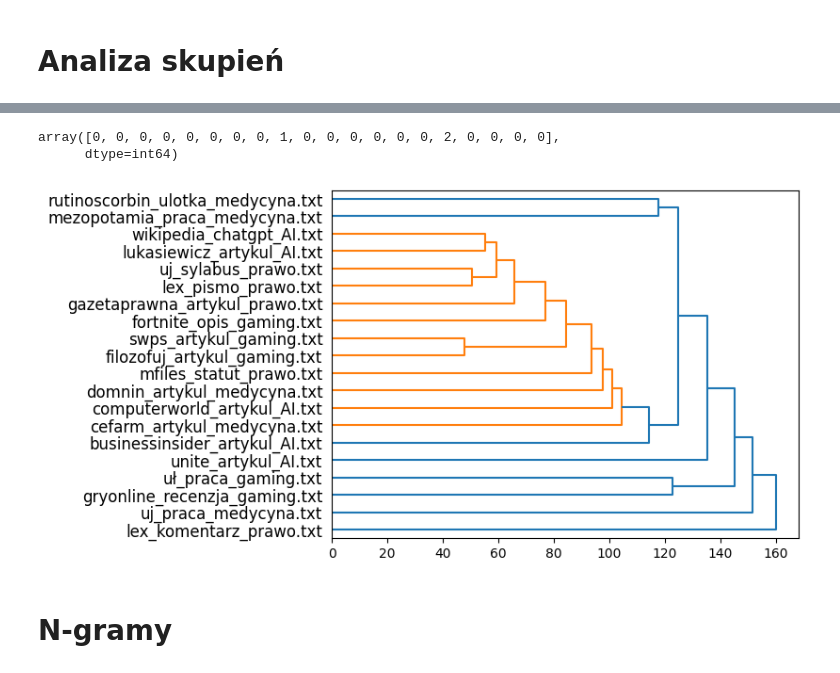
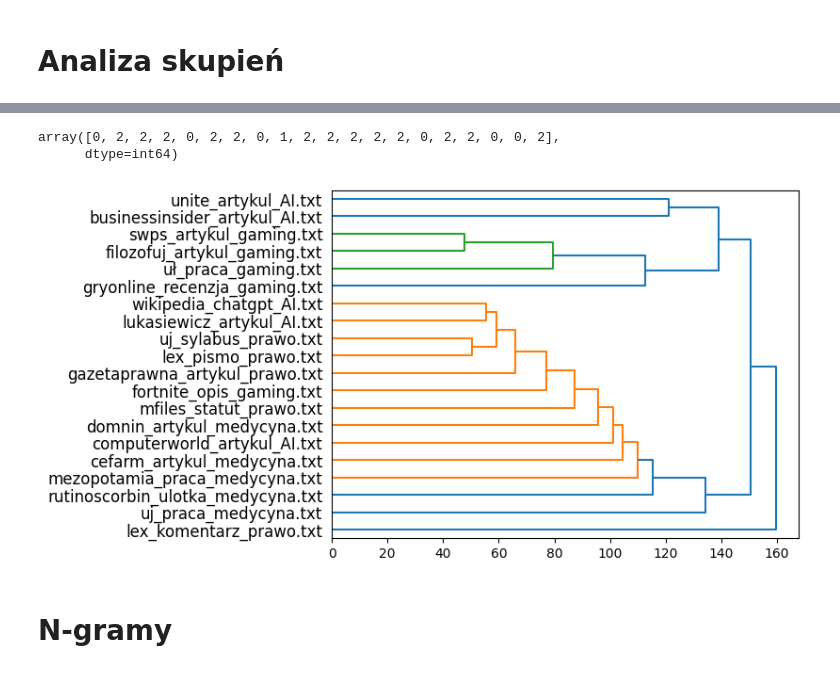
Before and after one commit to ErnestKodyra/PJN2025, a Jupyter notebook: textmining.ipynb, the cells around one changed output, grey strips where cells are left out. Saved outputs shown, nothing was run; the diff lists cells and outputs as text; code cells hidden in the pictures.

```diff
--- a/textmining.ipynb
+++ b/textmining.ipynb
@@ -416,24 +417,24 @@ array([[  0.        , 114.30223095, 104.30244484, 111.52129841,
 # %%
-clusering = AgglomerativeClustering(
+clustering = AgglomerativeClustering(
     n_clusters=3,
     metric="precomputed",
     linkage="complete",
     compute_distances=True
 ).fit(ed)
-clusering.labels_
+clustering.labels_
 # %% [output]
-array([0, 0, 0, 0, 0, 0, 0, 0, 1, 0, 0, 0, 0, 0, 0, 2, 0, 0, 0, 0],
+array([0, 2, 2, 2, 0, 2, 2, 0, 1, 2, 2, 2, 2, 2, 0, 2, 2, 0, 0, 2],
       dtype=int64)
 # %%
 plot_dendrogram(
-    clusering,
+    clustering,
     labels = files_names,
     truncate_mode = 'level',
     orientation = 'right'
 )
 plt.show()
 # %% [output]
-[figure, old version]
+[figure, new version]
 # %% [markdown]
 # N-gramy
 # %%
```
Also changed, not shown: parts of 18 cells of this notebook, 26 other files.
